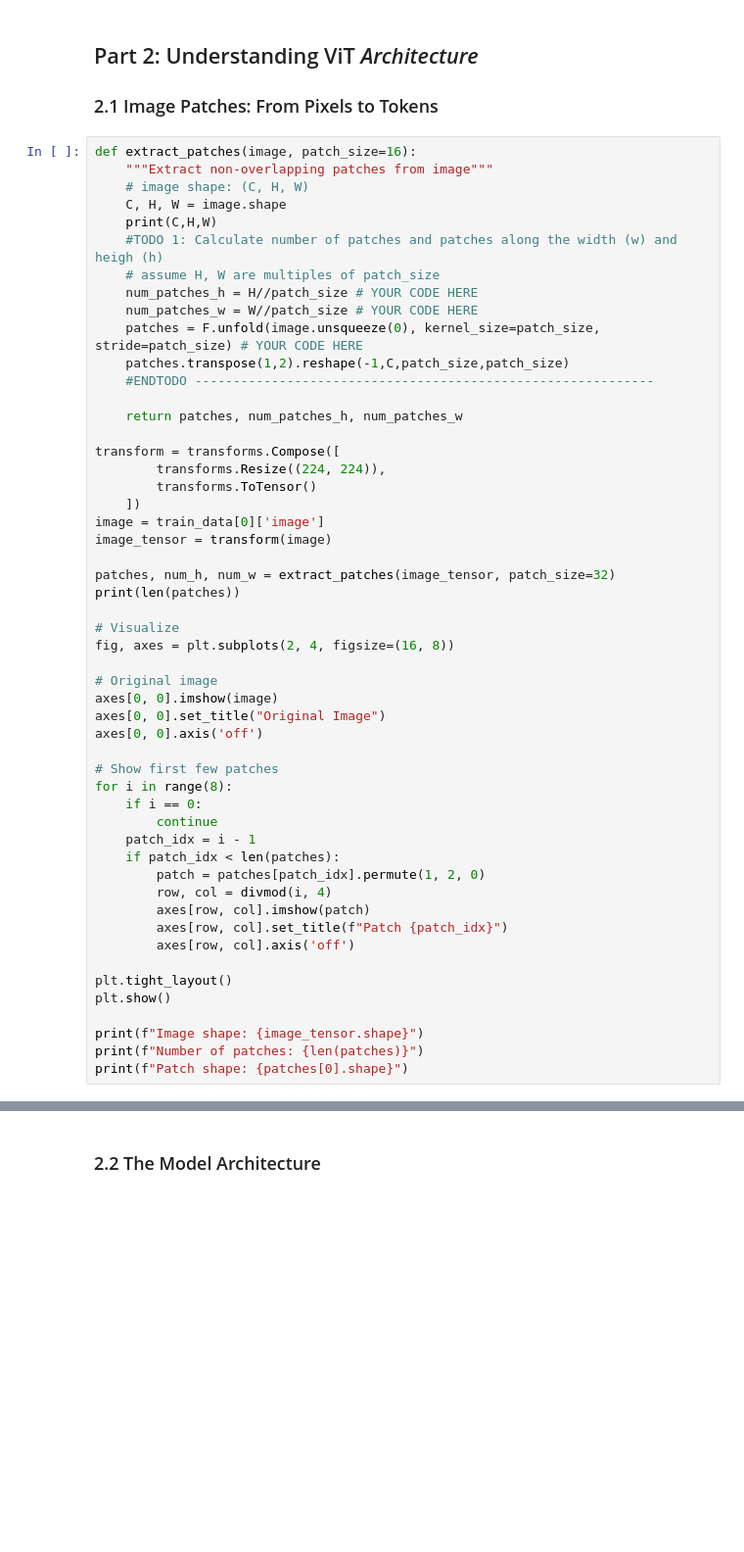
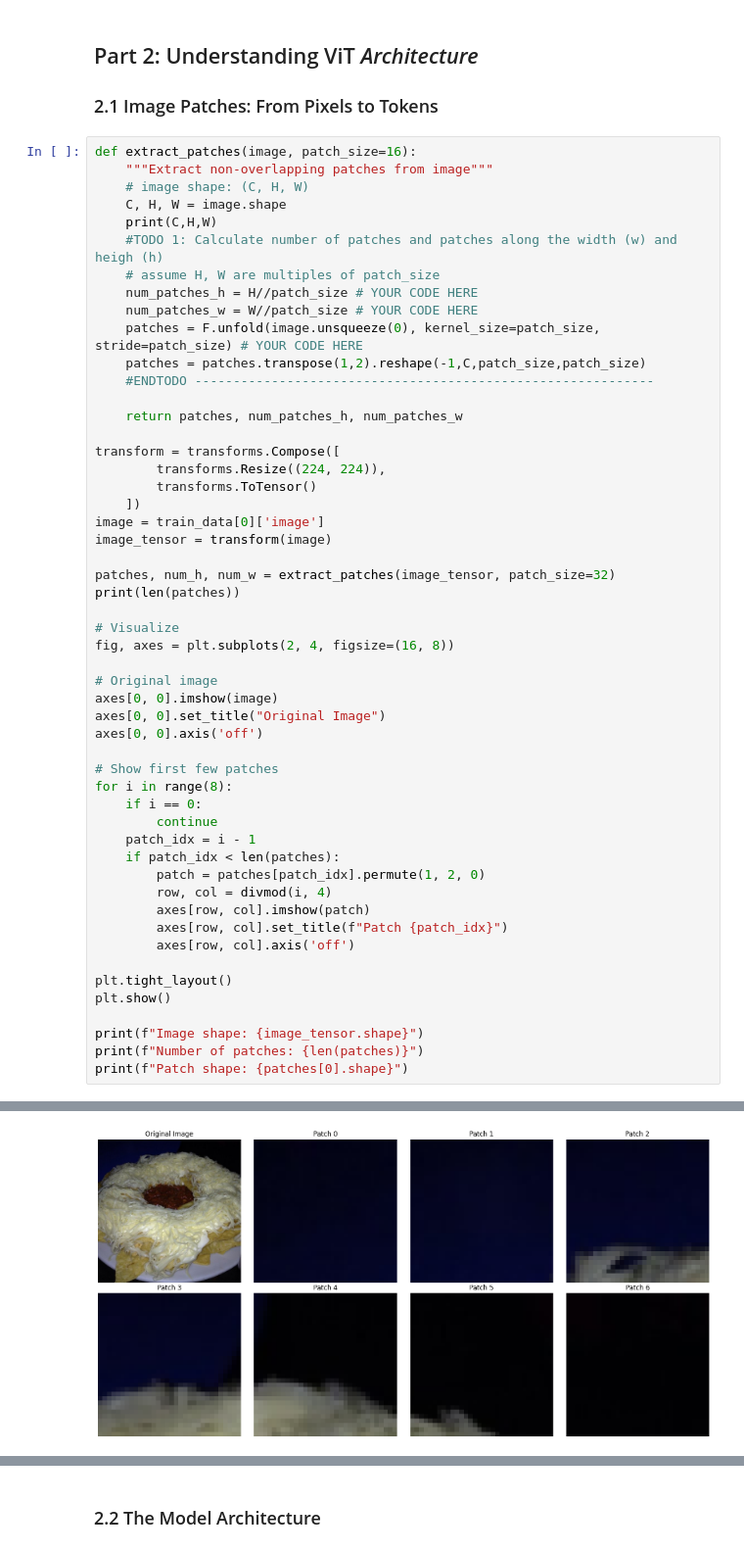
Before and after one commit to jessg9384/3179, a Jupyter notebook: Week10/Practical10_Exercise.ipynb, the cells around one changed output, grey strips where cells are left out. Shown: that part at 98% size. Cells and saved outputs as stored; diff of their text form; blank space fills up the shorter version.

```diff
--- a/Week10/Practical10_Exercise.ipynb
+++ b/Week10/Practical10_Exercise.ipynb
@@ -194,7 +194,7 @@ def extract_patches(image, patch_size=16):
     num_patches_h = H//patch_size # YOUR CODE HERE
     num_patches_w = W//patch_size # YOUR CODE HERE
     patches = F.unfold(image.unsqueeze(0), kernel_size=patch_size, stride=patch_size) # YOUR CODE HERE
-    patches.transpose(1,2).reshape(-1,C,patch_size,patch_size)
+    patches = patches.transpose(1,2).reshape(-1,C,patch_size,patch_size)
     #ENDTODO ------------------------------------------------------------
 
     return patches, num_patches_h, num_patches_w
@@ -211,30 +211,31 @@ print(len(patches))
 
 # Visualize
 fig, axes = plt.subplots(2, 4, figsize=(16, 8))
 
 # Original image
 axes[0, 0].imshow(image)
 axes[0, 0].set_title("Original Image")
 axes[0, 0].axis('off')
 
 # Show first few patches
 for i in range(8):
     if i == 0:
         continue
     patch_idx = i - 1
     if patch_idx < len(patches):
         patch = patches[patch_idx].permute(1, 2, 0)
         row, col = divmod(i, 4)
         axes[row, col].imshow(patch)
         axes[row, col].set_title(f"Patch {patch_idx}")
         axes[row, col].axis('off')
 
 plt.tight_layout()
 plt.show()
 
 print(f"Image shape: {image_tensor.shape}")
 print(f"Number of patches: {len(patches)}")
 print(f"Patch shape: {patches[0].shape}")
 # %% [output]
 3 224 224
 49
+[figure, new version]
```
Also changed, not shown: parts of 1 cell of this notebook.
